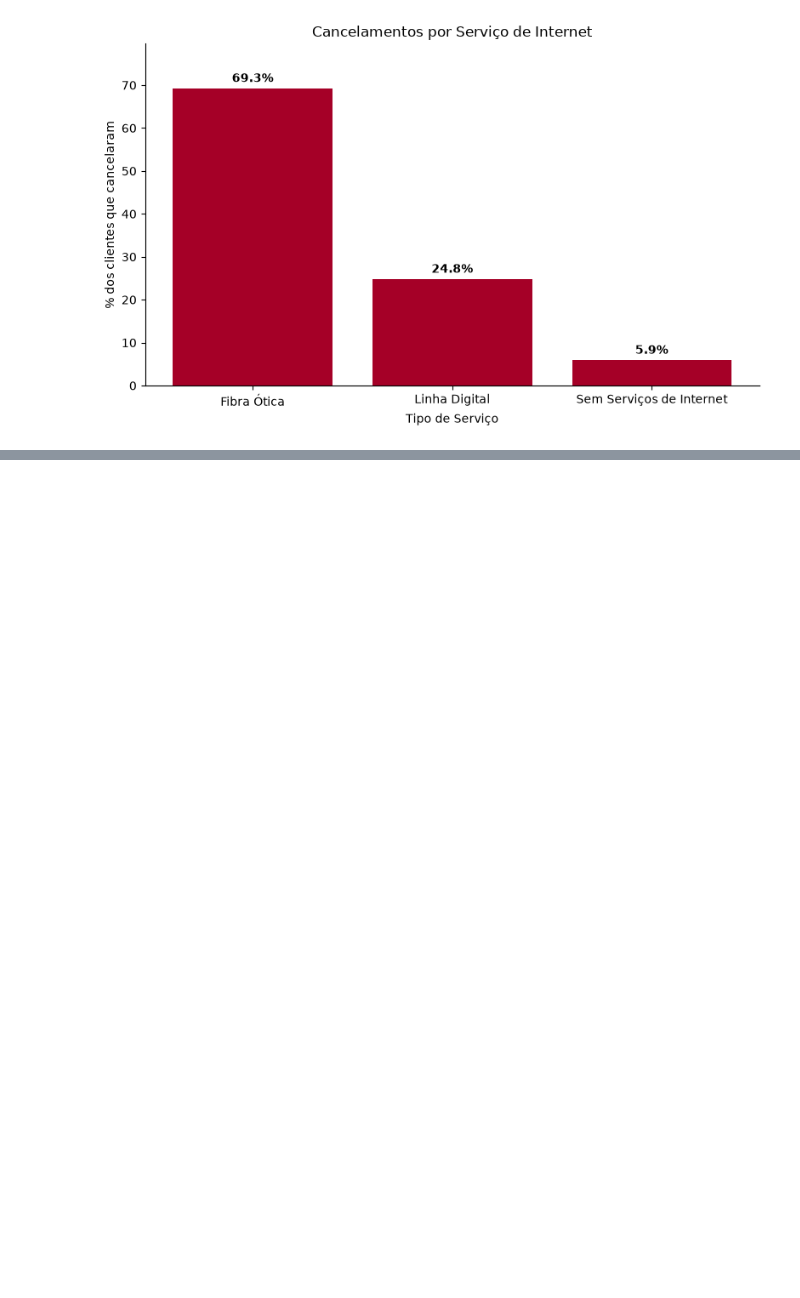
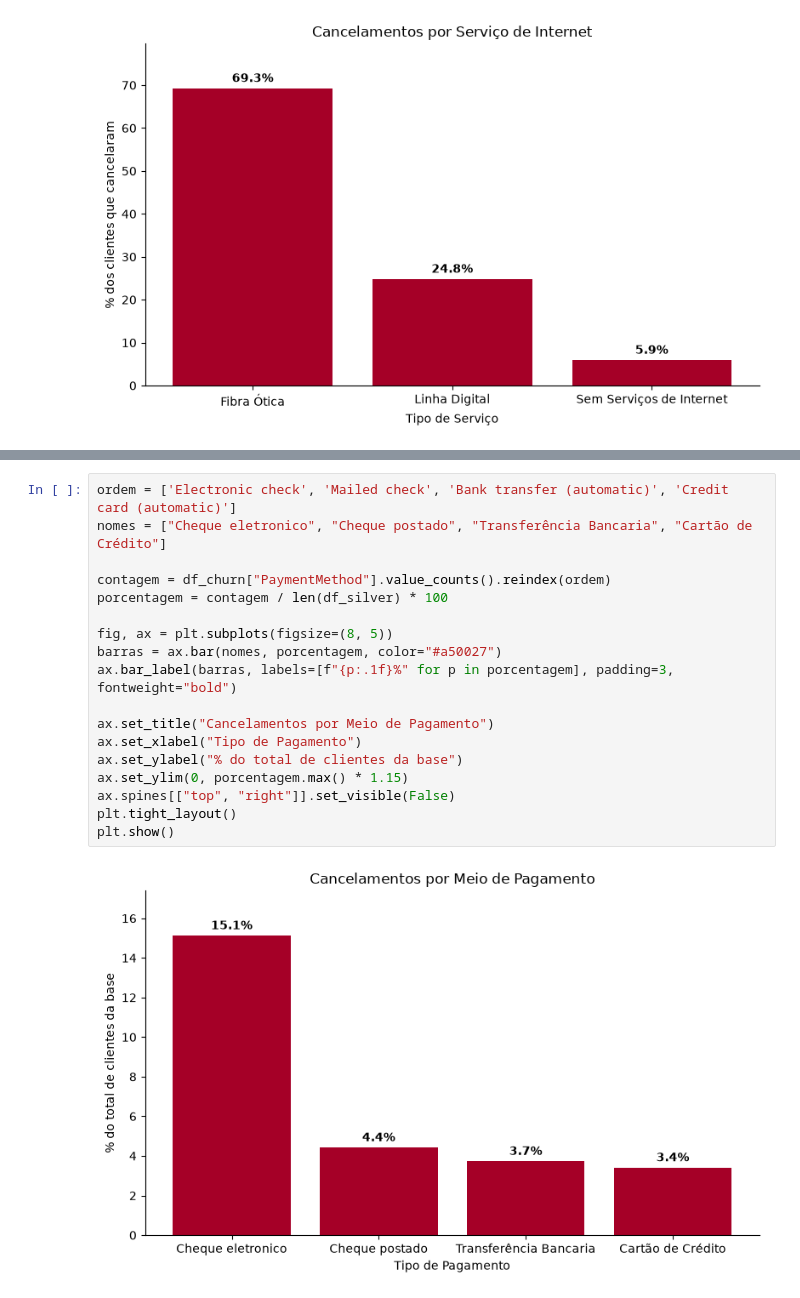
Before and after one commit to VictorLapaDev/Integrador-2-Semestre, a Jupyter notebook: notebook.ipynb, the cells around one changed output, grey strips where cells are left out. Saved outputs shown, nothing was run; the diff lists cells and outputs as text; blank space fills up the shorter version.

Commit message:
feat: Adicionando gráficos por tipo de pagamento

```diff
--- a/notebook.ipynb
+++ b/notebook.ipynb
@@ -507,0 +510,20 @@ plt.show()
+# %%
+ordem = ['Electronic check', 'Mailed check', 'Bank transfer (automatic)', 'Credit card (automatic)']
+nomes = ["Cheque eletronico", "Cheque postado", "Transferência Bancaria", "Cartão de Crédito"]
+
+contagem = df_churn["PaymentMethod"].value_counts().reindex(ordem)
+porcentagem = contagem / len(df_silver) * 100
+
+fig, ax = plt.subplots(figsize=(8, 5))
+barras = ax.bar(nomes, porcentagem, color="#a50027")
+ax.bar_label(barras, labels=[f"{p:.1f}%" for p in porcentagem], padding=3, fontweight="bold")
+
+ax.set_title("Cancelamentos por Meio de Pagamento")
+ax.set_xlabel("Tipo de Pagamento")
+ax.set_ylabel("% do total de clientes da base")
+ax.set_ylim(0, porcentagem.max() * 1.15)
+ax.spines[["top", "right"]].set_visible(False)
+plt.tight_layout()
+plt.show()
+# %% [output]
+[figure, added]
```
Also changed, not shown: parts of 2 cells of this notebook.
